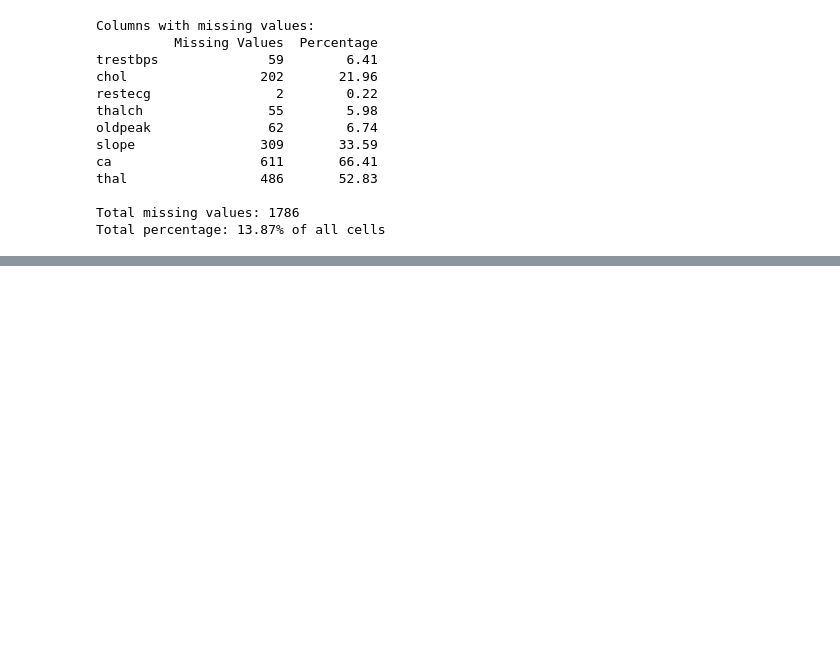
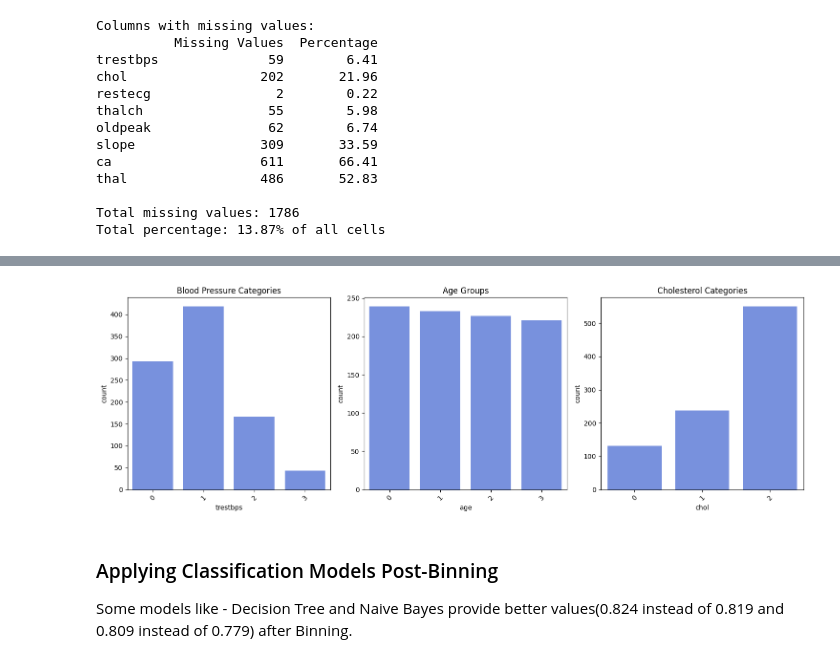
Before and after one commit to harika-maha/Dubai_PG-3, a Jupyter notebook: UCI_notebook.ipynb, the cells around one changed output, grey strips where cells are left out. Saved outputs shown, nothing was run; the diff lists cells and outputs as text; code cells hidden in the pictures; blank space fills up the shorter version.

```diff
--- a/UCI_notebook.ipynb
+++ b/UCI_notebook.ipynb
@@ -486,5 +376,0 @@ def rf_impute(df):
-# %%
-df2_imputed = rf_impute(df2)
-
-# Update the original dataframe
-df2 = df2_imputed
@@ -741,0 +688,17 @@ Best cross-validation score: 0.836
+# %%
+original_values = df2[['age', 'trestbps', 'chol']].copy()
+#checking original ranges
+print("Age range:", df2['age'].min(), "-", df2['age'].max())
+print("BP range:", df2['trestbps'].min(), "-", df2['trestbps'].max())
+print("Cholesterol range:", df2['chol'].min(), "-", df2['chol'].max())
+# Binning
+df2['age'] = pd.qcut(df2['age'], q=4, labels=[0, 1, 2, 3])
+df2['trestbps'] = pd.cut(df2['trestbps'], bins=[0, 120, 140, 160, float('inf')], labels=[0, 1, 2, 3], include_lowest=True)
+df2['chol'] = pd.cut(df2['chol'], bins=[0, 200, 240, float('inf')], labels=[0, 1, 2])
+age_map = {0: 'Young Adult', 1: 'Adult', 2: 'Middle Age', 3: 'Elder'}
+bp_map = {0: 'Normal', 1: 'Prehypertension', 2: 'Stage 1', 3: 'Stage 2'}
+chol_map = {0: 'Normal', 1: 'Borderline', 2: 'High'}
+# Results
+for col in ['age', 'trestbps', 'chol']:
+    print(f"\n{col} distribution after binning:")
+    print(df2[col].value_counts().sort_index())
@@ -741,0 +723,24 @@ Best cross-validation score: 0.836
+# %%
+fig, axes = plt.subplots(1, 3, figsize=(15, 5))
+#blood pressure
+sns.countplot(data=df2, x='trestbps', ax=axes[0])
+axes[0].set_title('Blood Pressure Categories')
+axes[0].tick_params(axis='x', rotation=45)
+
+#age
+sns.countplot(data=df2, x='age', ax=axes[1])
+axes[1].set_title('Age Groups')
+axes[1].tick_params(axis='x', rotation=45)
+
+#chol
+sns.countplot(data=df2, x='chol', ax=axes[2])
+axes[2].set_title('Cholesterol Categories')
+axes[2].tick_params(axis='x', rotation=45)
+
+plt.tight_layout()
+plt.show()
+# %% [output]
+[figure, added]
+# %% [markdown]
+### Applying Classification Models Post-Binning
+Some models like - Decision Tree and Naive Bayes provide better values(0.824 instead of 0.819 and 0.809 instead of 0.779) after Binning.
```
Also changed, not shown: parts of 105 cells of this notebook.
